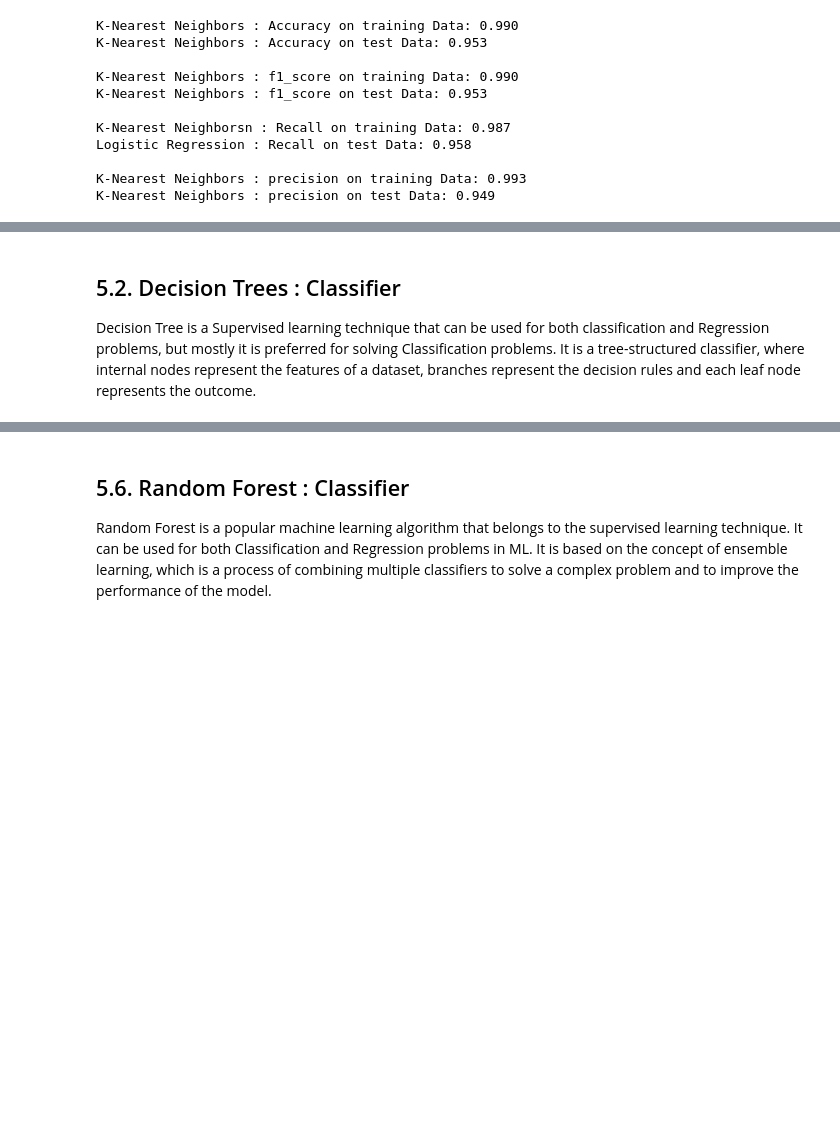
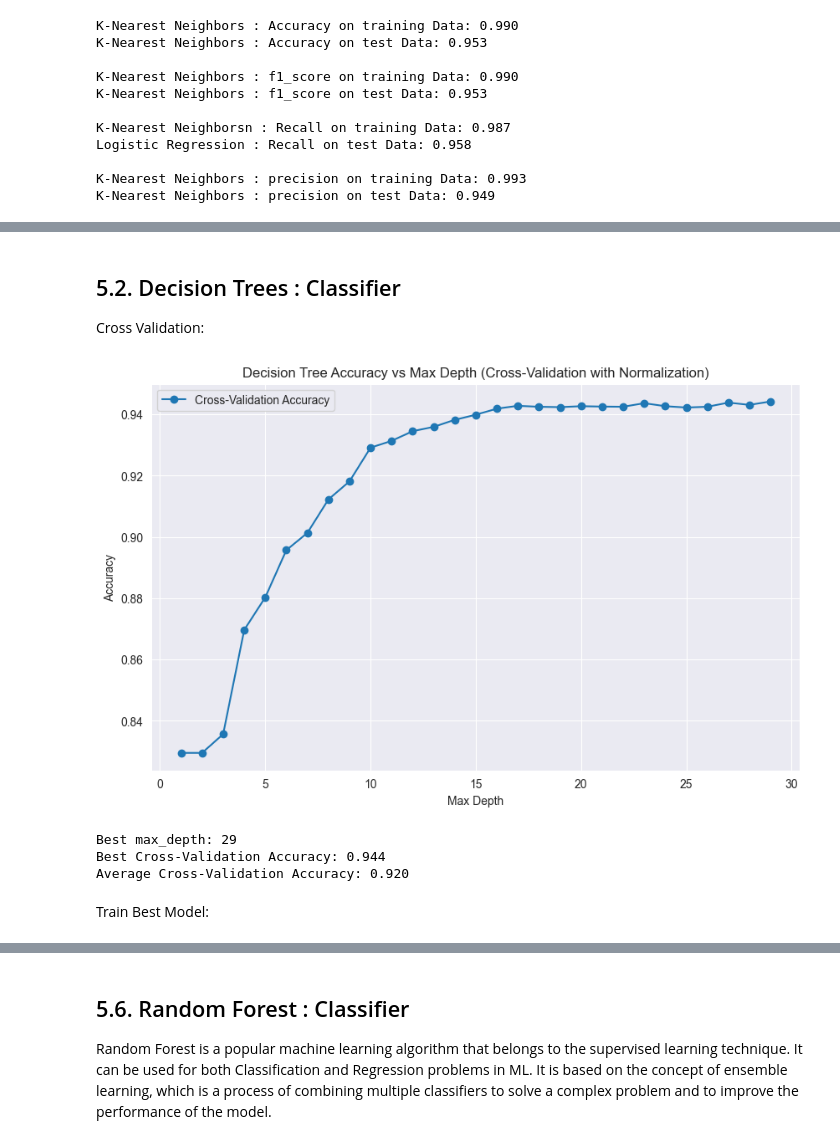
Before and after one commit to HarryD97/URL-Content-based-Phishing-Website-Detection-using-Machine-Learning, a Jupyter notebook: Model/Training.ipynb, the cells around one changed output, grey strips where cells are left out. Saved outputs shown, nothing was run; the diff lists cells and outputs as text; code cells hidden in the pictures; blank space fills up the shorter version.

```diff
--- a/Model/Training.ipynb
+++ b/Model/Training.ipynb
@@ -195,20 +193,6 @@ Best n_neighbors Value: 1
 Average Accuracy: 0.9475922930795238
 # %% [markdown]
 Train the best Model:
-# %%
-import time
-
-#predicting the target value from the model for the samples
-# instantiate the model
-knn = KNeighborsClassifier(n_neighbors=1)
-# fit the model
-start_train = time.time()
-knn.fit(X_train, y_train)
-end_train = time.time()
-train_time = end_train - start_train
-
-y_train_knn = knn.predict(X_train)
-y_test_knn = knn.predict(X_test)
 # %%
 from sklearn.preprocessing import StandardScaler
 from sklearn.neighbors import KNeighborsClassifier
@@ -309,5 +299,58 @@ storeResults('K-Nearest Neighbors',acc_test_knn,f1_score_test_knn,
 # %% [markdown]
 ## 5.2. Decision Trees : Classifier
 
-Decision Tree is a Supervised learning technique that can be used for both classification and Regression problems, but mostly it is preferred for solving Classification problems. It is a tree-structured classifier, where internal nodes represent the features of a dataset, branches represent the decision rules and each leaf node represents the outcome.
+Cross Validation:
+# %%
+from sklearn.tree import DecisionTreeClassifier
+from sklearn.model_selection import cross_val_score
+from sklearn.preprocessing import StandardScaler
+import matplotlib.pyplot as plt
+import numpy as np
+
+# Normalize the data
+scaler = StandardScaler()
+X_train_scaled = scaler.fit_transform(X_train)
+
+# Define lists to store cross-validated accuracy scores
+cv_mean_accuracy = []
+
+# Try max_depth from 1 to 30
+depth = range(1, 30)
+
+for n in depth:
+    tree_test = DecisionTreeClassifier(max_depth=n)
+
+    # Perform 5-fold cross-validation and calculate mean accuracy on scaled data
+    scores = cross_val_score(tree_test, X_train_scaled, y_train, cv=5, scoring='accuracy')
+    cv_mean_accuracy.append(np.mean(scores))
+
+# Plotting cross-validation accuracy for max_depth from 1 to 30
+plt.figure(figsize=(10, 6))
+plt.plot(depth, cv_mean_accuracy, label="Cross-Validation Accuracy", marker='o')
+plt.ylabel("Accuracy")
+plt.xlabel("Max Depth")
+plt.title("Decision Tree Accuracy vs Max Depth (Cross-Validation with Normalization)")
+plt.legend()
+plt.grid(True)
+plt.show()
+
+# Find the best max_depth and corresponding accuracy
+best_index = np.argmax(cv_mean_accuracy)
+best_max_depth = depth[best_index]
+best_accuracy = cv_mean_accuracy[best_index]
+
+# Calculate the average accuracy across all max_depth values
+average_accuracy = np.mean(cv_mean_accuracy)
+
+# Output the best max_depth, corresponding accuracy, and average accuracy
+print(f"Best max_depth: {best_max_depth}")
+print(f"Best Cross-Validation Accuracy: {best_accuracy:.3f}")
+print(f"Average Cross-Validation Accuracy: {average_accuracy:.3f}")
+# %% [output]
+[figure, added]
+Best max_depth: 29
+Best Cross-Validation Accuracy: 0.944
+Average Cross-Validation Accuracy: 0.920
+# %% [markdown]
+Train Best Model:
 # %%
```
Also changed, not shown: parts of 18 cells of this notebook, 2 other files.
